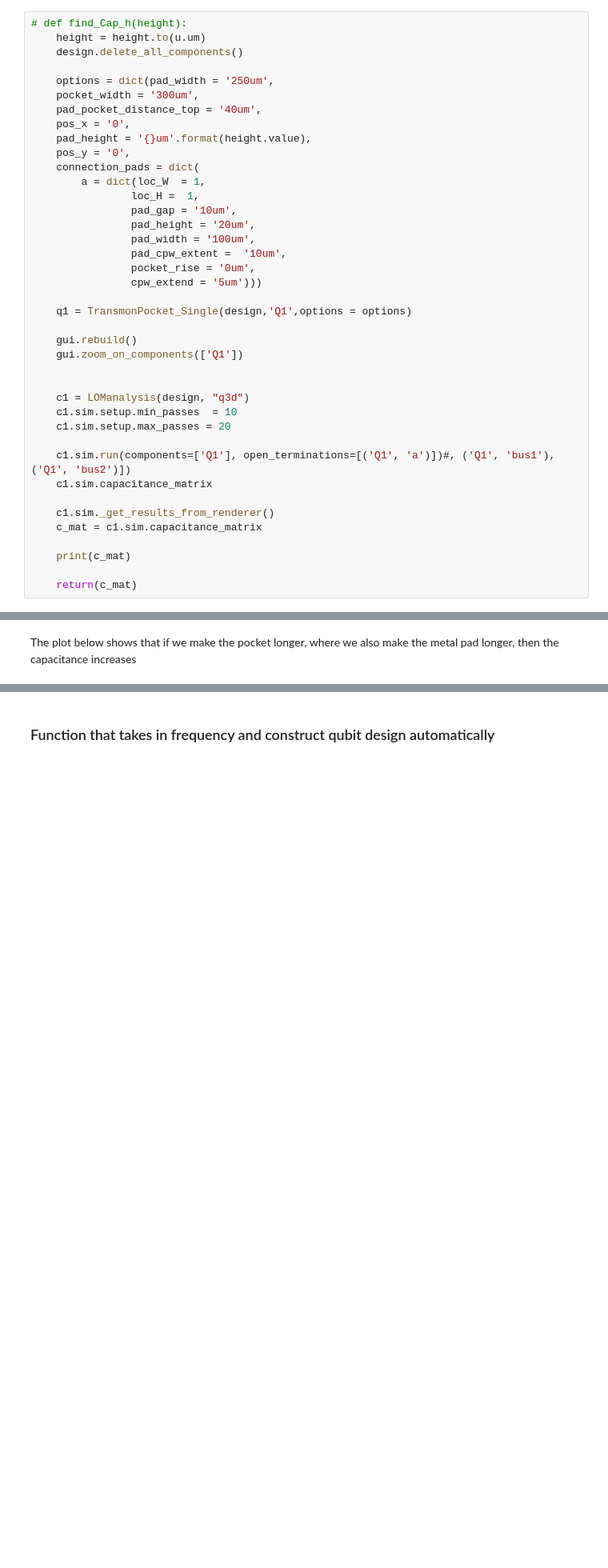
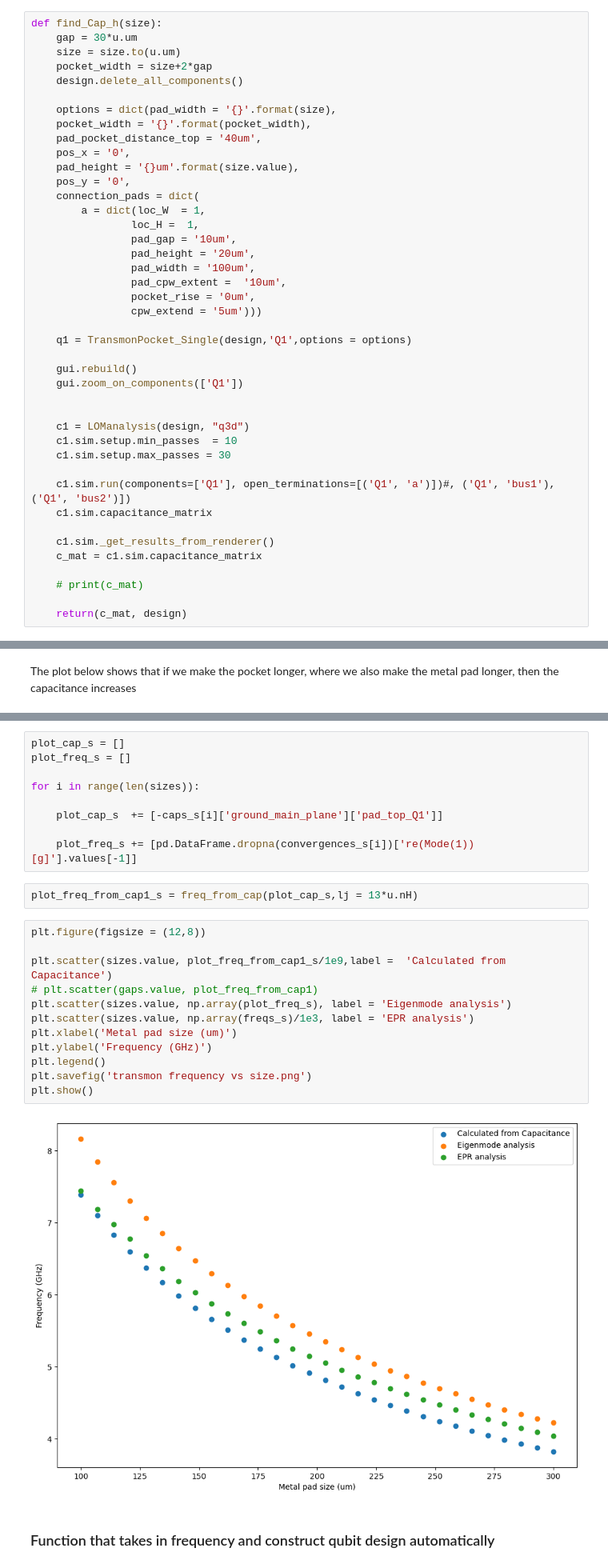
Before and after one commit to Wendywanw/Wendy-qiskit-code, a Jupyter notebook: optimzie_Transmon.ipynb, the cells around one changed output, grey strips where cells are left out. Shown at 80% size. Drawn from its saved outputs; the diff is of its cells as text; blank space fills up the shorter version.

```diff
--- a/optimzie_Transmon.ipynb
+++ b/optimzie_Transmon.ipynb
@@ -405,13 +396,15 @@ stats.linregress(gaps.value)
 # %%
-# def find_Cap_h(height):
-    height = height.to(u.um)
+def find_Cap_h(size):
+    gap = 30*u.um
+    size = size.to(u.um)
+    pocket_width = size+2*gap
     design.delete_all_components()
 
-    options = dict(pad_width = '250um',
-    pocket_width = '300um',
+    options = dict(pad_width = '{}'.format(size),
+    pocket_width = '{}'.format(pocket_width),
     pad_pocket_distance_top = '40um',
     pos_x = '0',
-    pad_height = '{}um'.format(height.value),
+    pad_height = '{}um'.format(size.value),
     pos_y = '0',
     connection_pads = dict(
         a = dict(loc_W  = 1,
@@ -431,7 +424,7 @@ stats.linregress(gaps.value)
 
     c1 = LOManalysis(design, "q3d")
     c1.sim.setup.min_passes  = 10
-    c1.sim.setup.max_passes = 20
+    c1.sim.setup.max_passes = 30
 
     c1.sim.run(components=['Q1'], open_terminations=[('Q1', 'a')])#, ('Q1', 'bus1'), ('Q1', 'bus2')])
     c1.sim.capacitance_matrix
@@ -439,6 +432,6 @@ stats.linregress(gaps.value)
     c1.sim._get_results_from_renderer()
     c_mat = c1.sim.capacitance_matrix
 
-    print(c_mat)
+    # print(c_mat)
 
-    return(c_mat)
+    return(c_mat, design)
@@ -465,2 +598,27 @@ The plot below shows that if we make the pocket longer, where we also make the m
+# %%
+plot_cap_s = []
+plot_freq_s = []
+
+for i in range(len(sizes)):
+
+    plot_cap_s  += [-caps_s[i]['ground_main_plane']['pad_top_Q1']]
+
+    plot_freq_s += [pd.DataFrame.dropna(convergences_s[i])['re(Mode(1)) [g]'].values[-1]]
+# %%
+plot_freq_from_cap1_s = freq_from_cap(plot_cap_s,lj = 13*u.nH)
+# %%
+plt.figure(figsize = (12,8))
+
+plt.scatter(sizes.value, plot_freq_from_cap1_s/1e9,label =  'Calculated from Capacitance')
+# plt.scatter(gaps.value, plot_freq_from_cap1)
+plt.scatter(sizes.value, np.array(plot_freq_s), label = 'Eigenmode analysis')
+plt.scatter(sizes.value, np.array(freqs_s)/1e3, label = 'EPR analysis')
+plt.xlabel('Metal pad size (um)')
+plt.ylabel('Frequency (GHz)')
+plt.legend()
+plt.savefig('transmon frequency vs size.png')
+plt.show()
+# %% [output]
+[figure, added]
 # %% [markdown]
 ### Function that takes in frequency and construct qubit design automatically
```
Also changed, not shown: parts of 32 cells of this notebook, 10 other files.
